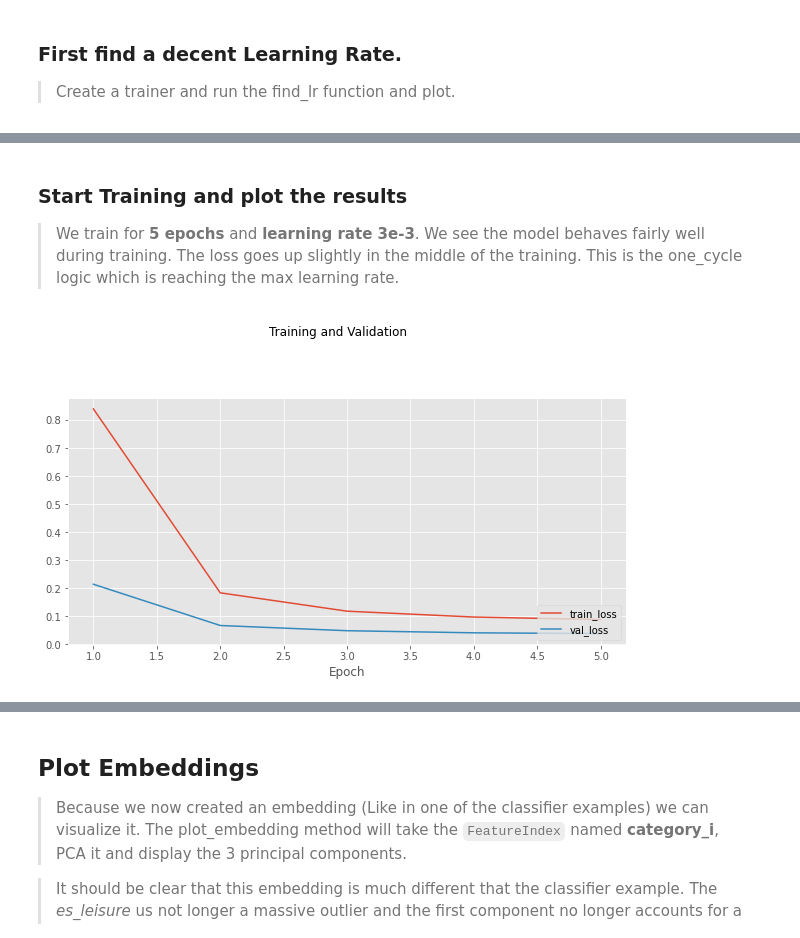
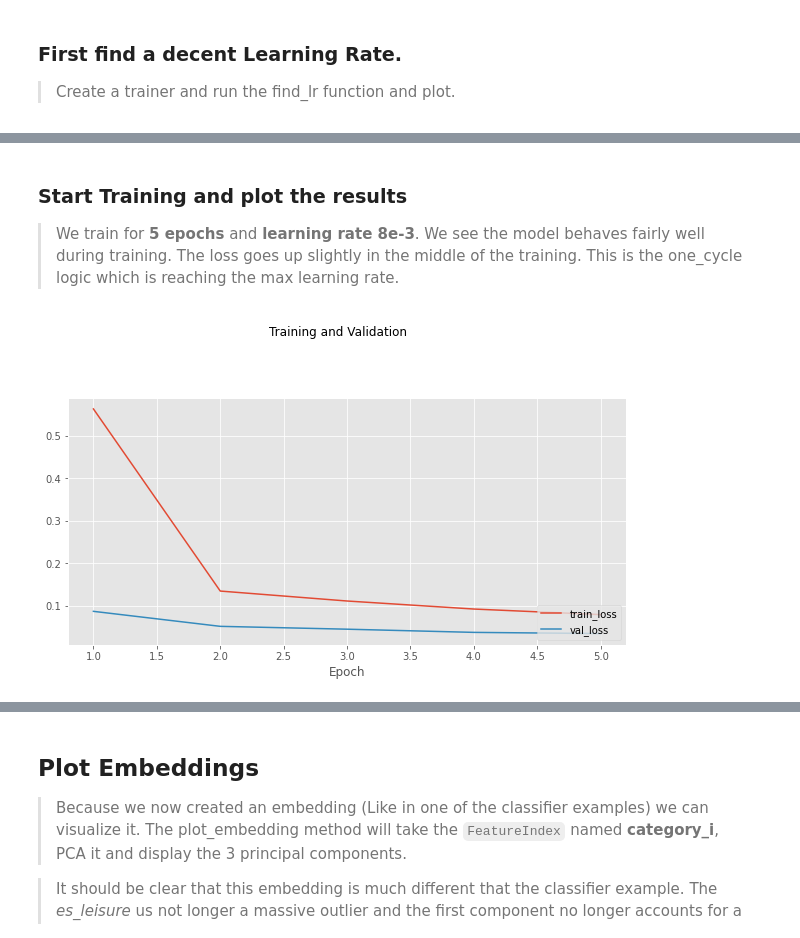
Before and after one commit to t0kk35/d373c7, a Jupyter notebook: notebooks/01_single/02_encoders/04_CategoricalToCategorical.ipynb, the cells around one changed output, grey strips where cells are left out. Cells and saved outputs as stored; diff of their text form; code cells hidden in the pictures.

```diff
--- a/notebooks/01_single/02_encoders/04_CategoricalToCategorical.ipynb
+++ b/notebooks/01_single/02_encoders/04_CategoricalToCategorical.ipynb
@@ -223,13 +223,13 @@ pl.TrainPlot().plot_lr(r)
 [figure]
 # %% [markdown]
 ### Start Training and plot the results
-> We train for __5 epochs__ and __learning rate 3e-3__. We see the model behaves fairly well during training. The loss goes up slightly in the middle of the training. This is the one_cycle logic which is reaching the max learning rate.
+> We train for __5 epochs__ and __learning rate 8e-3__. We see the model behaves fairly well during training. The loss goes up slightly in the middle of the training. This is the one_cycle logic which is reaching the max learning rate.
 # %%
 t = pt.Trainer(m, device, train_dl, val_dl)
-h = t.train_one_cycle(5, 3e-3)
+h = t.train_one_cycle(5, 8e-3)
 pl.TrainPlot().plot_history(h, fig_size=(10,10))
 # %% [output]
-[figure, old version]
+[figure, new version]
 # %%
 test_ds = pt.NumpyListDataSet(learning_features, test_data)
 test_dl = test_ds.data_loader(cpu, 128, num_workers=2)
```
Also changed, not shown: parts of 7 cells of this notebook, 21 other files.
